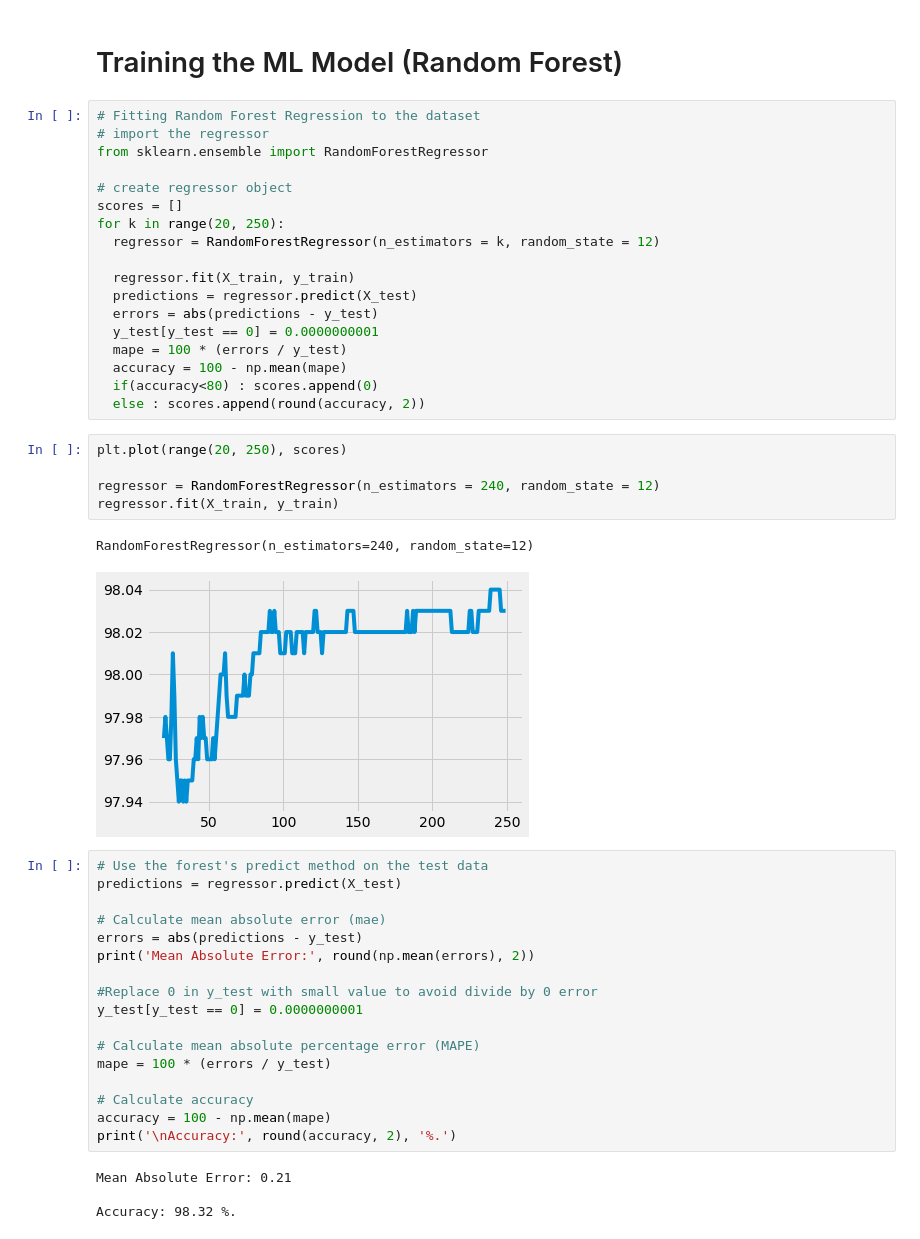
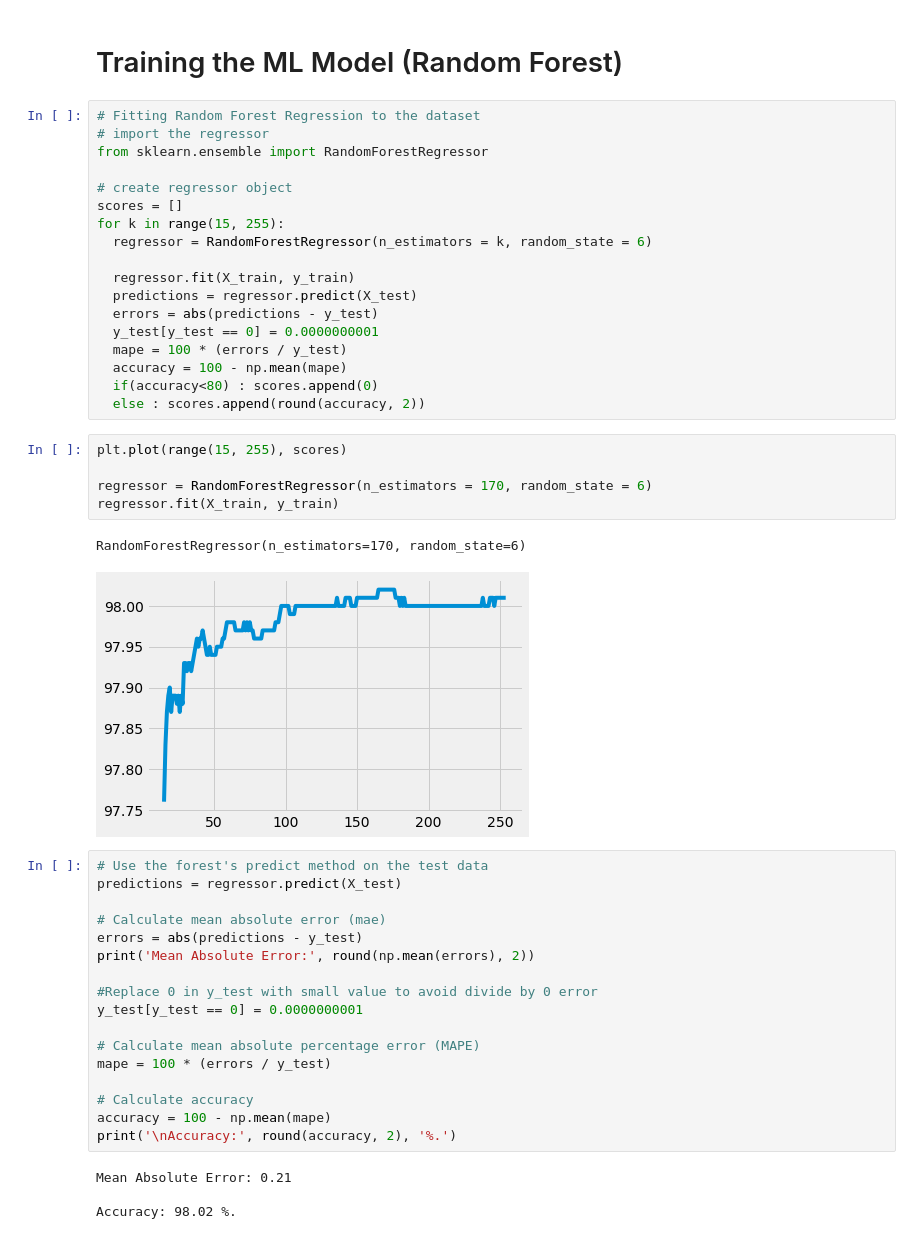
Before and after one commit to ayushranjan6456/HydrogenPrediction, a Jupyter notebook: Hydrogen_Prediction.ipynb, the cells around one changed output. Drawn from its saved outputs; the diff is of its cells as text.

```diff
--- a/Hydrogen_Prediction.ipynb
+++ b/Hydrogen_Prediction.ipynb
@@ -162,8 +166,8 @@ from sklearn.ensemble import RandomForestRegressor
 
 # create regressor object
 scores = []
-for k in range(20, 250):
-  regressor = RandomForestRegressor(n_estimators = k, random_state = 12)
+for k in range(15, 255):
+  regressor = RandomForestRegressor(n_estimators = k, random_state = 6)
 
   regressor.fit(X_train, y_train)
   predictions = regressor.predict(X_test)
@@ -174,13 +178,13 @@ for k in range(20, 250):
   if(accuracy<80) : scores.append(0)
   else : scores.append(round(accuracy, 2))
 # %%
-plt.plot(range(20, 250), scores)
+plt.plot(range(15, 255), scores)
 
-regressor = RandomForestRegressor(n_estimators = 240, random_state = 12)
+regressor = RandomForestRegressor(n_estimators = 170, random_state = 6)
 regressor.fit(X_train, y_train)
 # %% [output]
-RandomForestRegressor(n_estimators=240, random_state=12)
+RandomForestRegressor(n_estimators=170, random_state=6)
-[figure, old version]
+[figure, new version]
 # %%
 # Use the forest's predict method on the test data
 predictions = regressor.predict(X_test)
@@ -201,4 +205,4 @@ print('\nAccuracy:', round(accuracy, 2), '%.')
 # %% [output]
 Mean Absolute Error: 0.21
 
-Accuracy: 98.32 %.
+Accuracy: 98.02 %.
```
Also changed, not shown: parts of 8 cells of this notebook.
